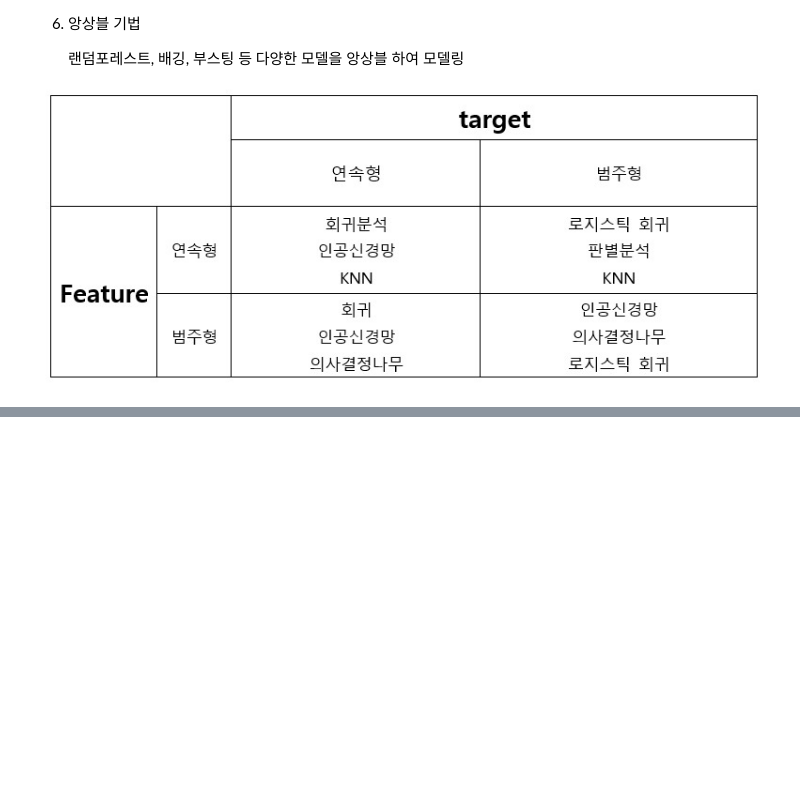
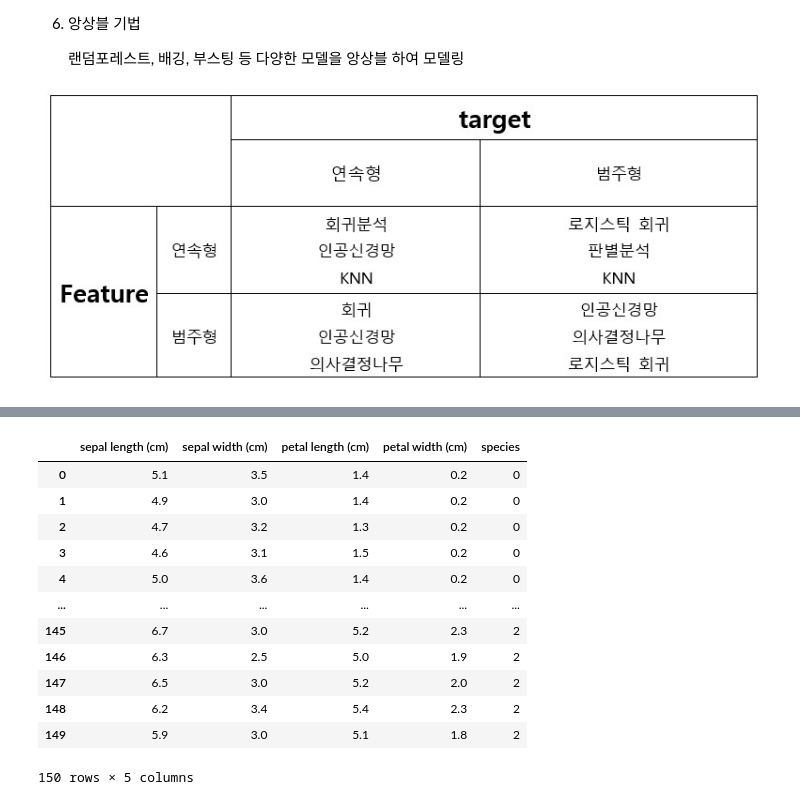
Before and after one commit to castleroad95/study, a Jupyter notebook: 지도학습.ipynb, the cells around one changed output, grey strips where cells are left out. Drawn from its saved outputs; the diff is of its cells as text; code cells hidden in the pictures; blank space fills up the shorter version.

```diff
--- a/지도학습.ipynb
+++ b/지도학습.ipynb
@@ -38,0 +61,39 @@ target: 목적변수, 반응변수, 종속변수
+# %%
+# iris data로 예시 설명
+
+import pandas as pd
+import numpy as np
+from sklearn.datasets import load_iris
+from sklearn.model_selection import train_test_split
+from sklearn.linear_model import LogisticRegression
+
+from sklearn.model_selection import GridSerachCV
+
+iris=load_iris()
+iris_feature=pd.DataFrame(data=iris.data,columns=iris.feature_names)
+iris_target=pd.DataFrame(data=iris.target,columns=['species'])
+
+iris_data=pd.concat([iris_feature,iris_target],axis=1)
+
+# 훈련, 테스트 셋으로 분할
+trainX, validX, trainY, validY=train_test_split(iris_feature,iris_target,test_size=0.2)
+
+# grid search를 통한 최적의 parameter 설정
+lr_param={'C':[0.001,0.01,0.1,10,100], 'penalty':[l1]}
+lr=LogisticRegression()
+
+def grid_search(e,p_g,kf):
+# %% [output]
+|  | sepal length (cm) | sepal width (cm) | petal length (cm) | petal width (cm) | species |
+| 0 | 5.1 | 3.5 | 1.4 | 0.2 | 0 |
+| 1 | 4.9 | 3.0 | 1.4 | 0.2 | 0 |
+| 2 | 4.7 | 3.2 | 1.3 | 0.2 | 0 |
+| 3 | 4.6 | 3.1 | 1.5 | 0.2 | 0 |
+| 4 | 5.0 | 3.6 | 1.4 | 0.2 | 0 |
+| ... | ... | ... | ... | ... | ... |
+| 145 | 6.7 | 3.0 | 5.2 | 2.3 | 2 |
+| 146 | 6.3 | 2.5 | 5.0 | 1.9 | 2 |
+| 147 | 6.5 | 3.0 | 5.2 | 2.0 | 2 |
+| 148 | 6.2 | 3.4 | 5.4 | 2.3 | 2 |
+| 149 | 5.9 | 3.0 | 5.1 | 1.8 | 2 |
+150 rows × 5 columns
```
Also changed, not shown: parts of 2 cells of this notebook.
